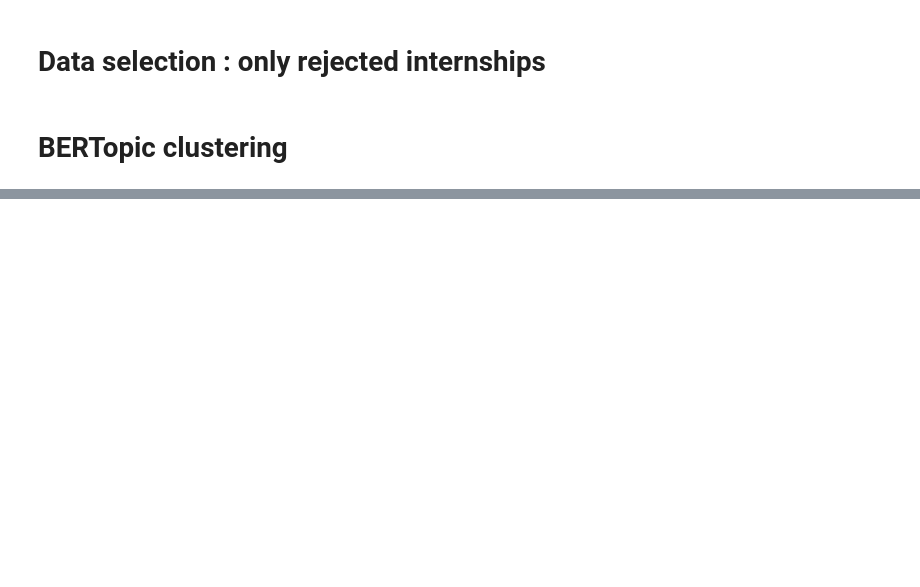
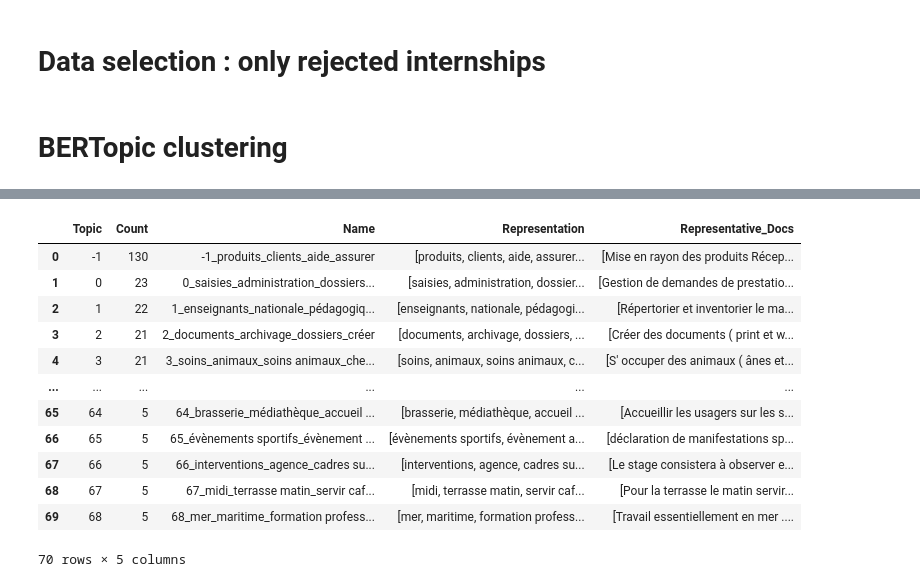
Before and after one commit to elissamim/text_classification_men, a Jupyter notebook: notebooks/6-clustering.ipynb, the cells around one changed output, grey strips where cells are left out. Saved outputs shown, nothing was run; the diff lists cells and outputs as text; code cells hidden in the pictures; blank space fills up the shorter version.

Commit message:
(add) bertopic data visualisation

```diff
--- a/notebooks/6-clustering.ipynb
+++ b/notebooks/6-clustering.ipynb
@@ -37,5 +37,6 @@ docs = df["phrase_text"].tolist()
 # %% [markdown]
 # BERTopic clustering
 # %%
-topics, probs = BERTopicClustering(docs).bertopic_model()
+bertopic_model = BERTopicClustering(docs)
+topics, probs = bertopic_model.bertopic_model()
 # %%
@@ -44,0 +50,16 @@ list(set(topics))
+# %%
+bertopic_model.get_topic_info()
+# %% [output]
+|  | Topic | Count | Name | Representation | Representative_Docs |
+| 0 | -1 | 130 | -1_produits_clients_aide_assurer | [produits, clients, aide, assurer... | [Mise en rayon des produits Récep... |
+| 1 | 0 | 23 | 0_saisies_administration_dossiers... | [saisies, administration, dossier... | [Gestion de demandes de prestatio... |
+| 2 | 1 | 22 | 1_enseignants_nationale_pédagogiq... | [enseignants, nationale, pédagogi... | [Répertorier et inventorier le ma... |
+| 3 | 2 | 21 | 2_documents_archivage_dossiers_créer | [documents, archivage, dossiers, ... | [Créer des documents ( print et w... |
+| 4 | 3 | 21 | 3_soins_animaux_soins animaux_che... | [soins, animaux, soins animaux, c... | [S' occuper des animaux ( ânes et... |
+| ... | ... | ... | ... | ... | ... |
+| 65 | 64 | 5 | 64_brasserie_médiathèque_accueil ... | [brasserie, médiathèque, accueil ... | [Accueillir les usagers sur les s... |
+| 66 | 65 | 5 | 65_évènements sportifs_évènement ... | [évènements sportifs, évènement a... | [déclaration de manifestations sp... |
+| 67 | 66 | 5 | 66_interventions_agence_cadres su... | [interventions, agence, cadres su... | [Le stage consistera à observer e... |
+| 68 | 67 | 5 | 67_midi_terrasse matin_servir caf... | [midi, terrasse matin, servir caf... | [Pour la terrasse le matin servir... |
+| 69 | 68 | 5 | 68_mer_maritime_formation profess... | [mer, maritime, formation profess... | [Travail essentiellement en mer .... |
+70 rows × 5 columns
```
Also changed, not shown: parts of 5 cells of this notebook, 1 other file.
